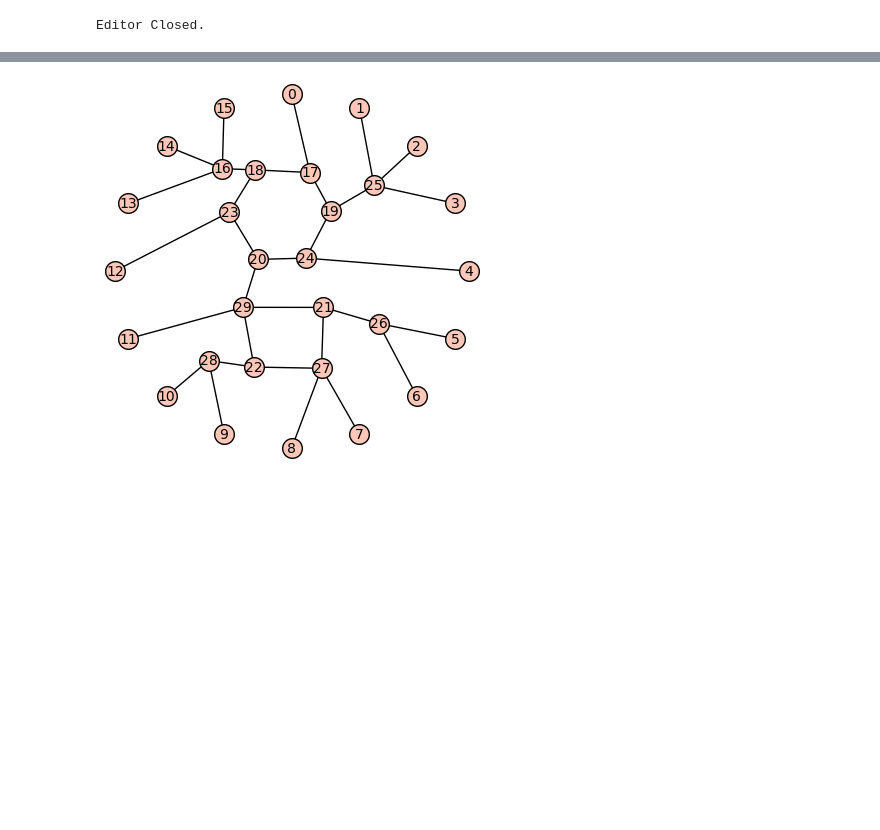
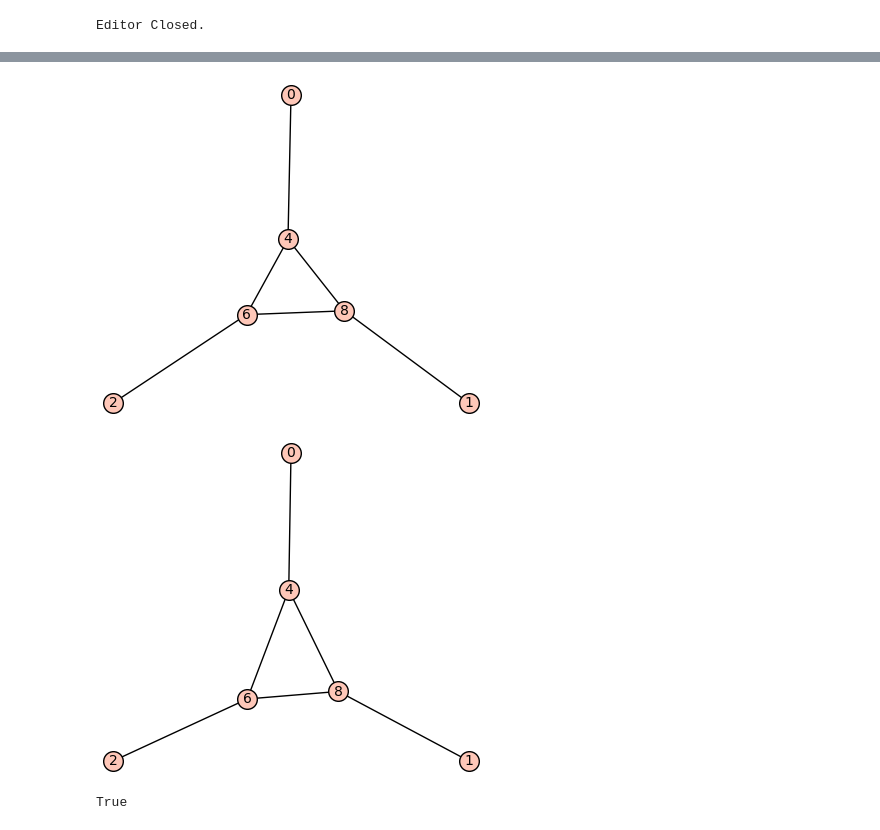
Before and after one commit to Diagrammatics-Web/hpg-lib, a Jupyter notebook: server.ipynb, the cells around one changed output, grey strips where cells are left out. Cells and saved outputs as stored; diff of their text form; code cells hidden in the pictures; blank space fills up the shorter version.

```diff
--- a/server.ipynb
+++ b/server.ipynb
@@ -54,9 +42,3 @@ hpg.editor()
 # %% [output]
 [interactive output not drawn]
 Editor Closed.
-# %%
-# app.editor()
-# NOTE: use_notebook=False means it will open in browser, and you
-# must open at provided link
-hpg2 = HPG(graph=g2, use_notebook=False)
-hpg2.editor()
@@ -66,5 +50,10 @@ Editor Closed.
 # %%
-g = hpg2.conv_to_sage()
-g.show()
+hpg.conv_to_sage().show()
+hpg2.conv_to_sage().show()
 # %% [output]
-[figure, old version]
+[figure, new version]
+[figure, added]
+# %%
+(hpg == hpg2)
+# %% [output]
+True
```
Also changed, not shown: parts of 8 cells of this notebook.
